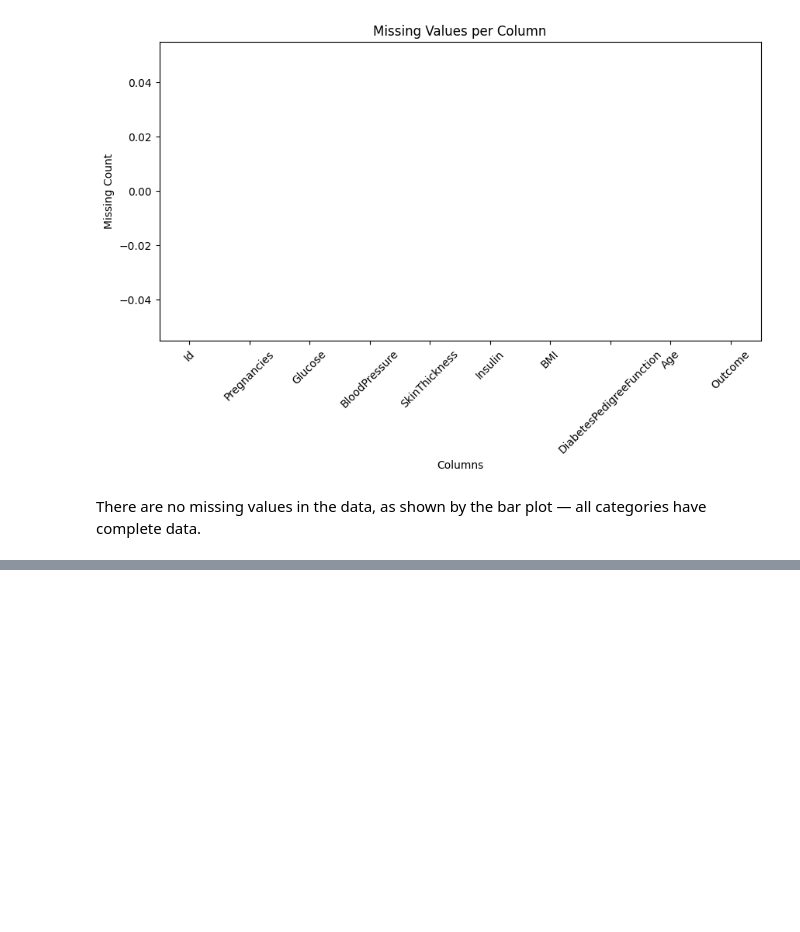
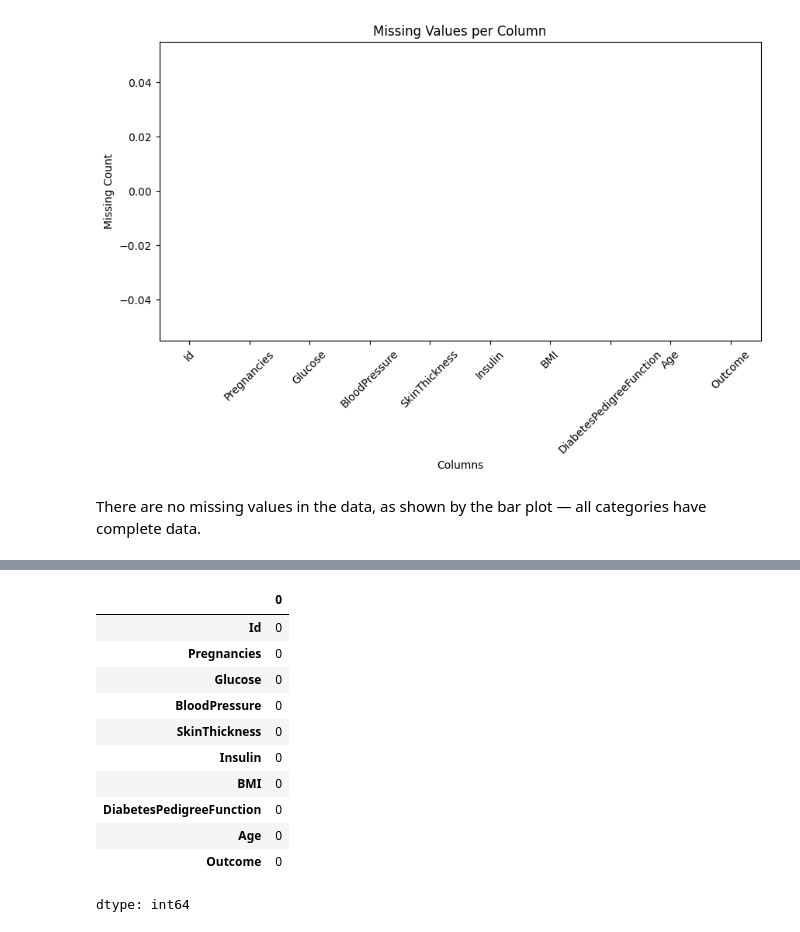
Before and after one commit to halaalduh/Diabetes-Prediction-using-Healthcare-Dataset, a Jupyter notebook: Phase2.ipynb, the cells around one changed output, grey strips where cells are left out. Cells and saved outputs as stored; diff of their text form; code cells hidden in the pictures; blank space fills up the shorter version.

```diff
--- a/Phase2.ipynb
+++ b/Phase2.ipynb
@@ -181,0 +209,21 @@ There are no missing values in the data, as shown by the bar plot — all catego
+# %%
+# Imputation strategy
+df['Glucose'] = df['Glucose'].fillna(df['Glucose'].mean())
+df['BloodPressure'] = df['BloodPressure'].fillna(df['BloodPressure'].mean())
+df['BMI'] = df['BMI'].fillna(df['BMI'].mean())
+df['SkinThickness'] = df['SkinThickness'].fillna(df['SkinThickness'].median())
+df['Insulin'] = df['Insulin'].fillna(df['Insulin'].median())
+df.isnull().sum()
+# %% [output]
+|  | 0 |
+| Id | 0 |
+| Pregnancies | 0 |
+| Glucose | 0 |
+| BloodPressure | 0 |
+| SkinThickness | 0 |
+| Insulin | 0 |
+| BMI | 0 |
+| DiabetesPedigreeFunction | 0 |
+| Age | 0 |
+| Outcome | 0 |
+dtype: int64
```
Also changed, not shown: parts of 5 cells of this notebook.
